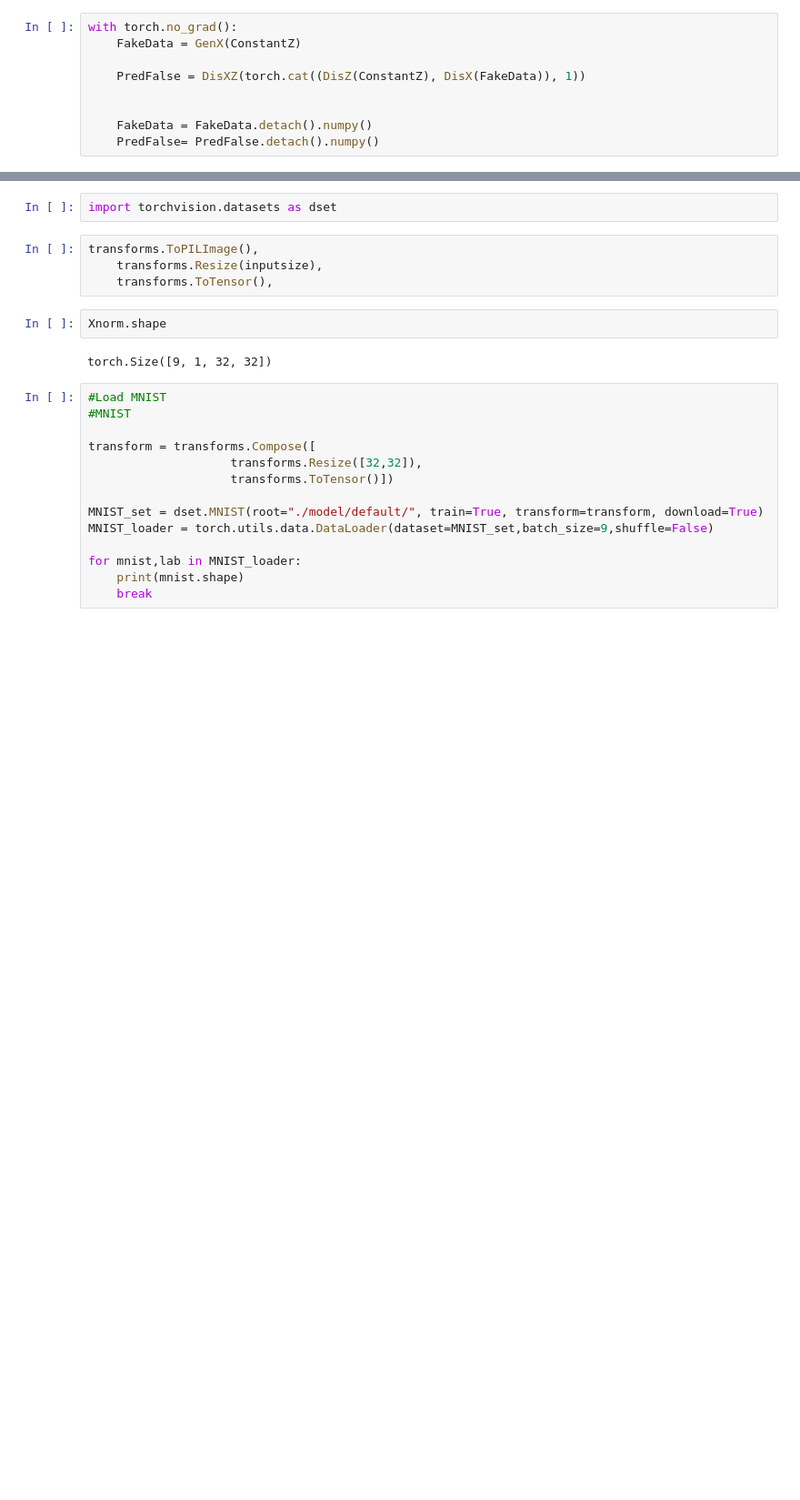
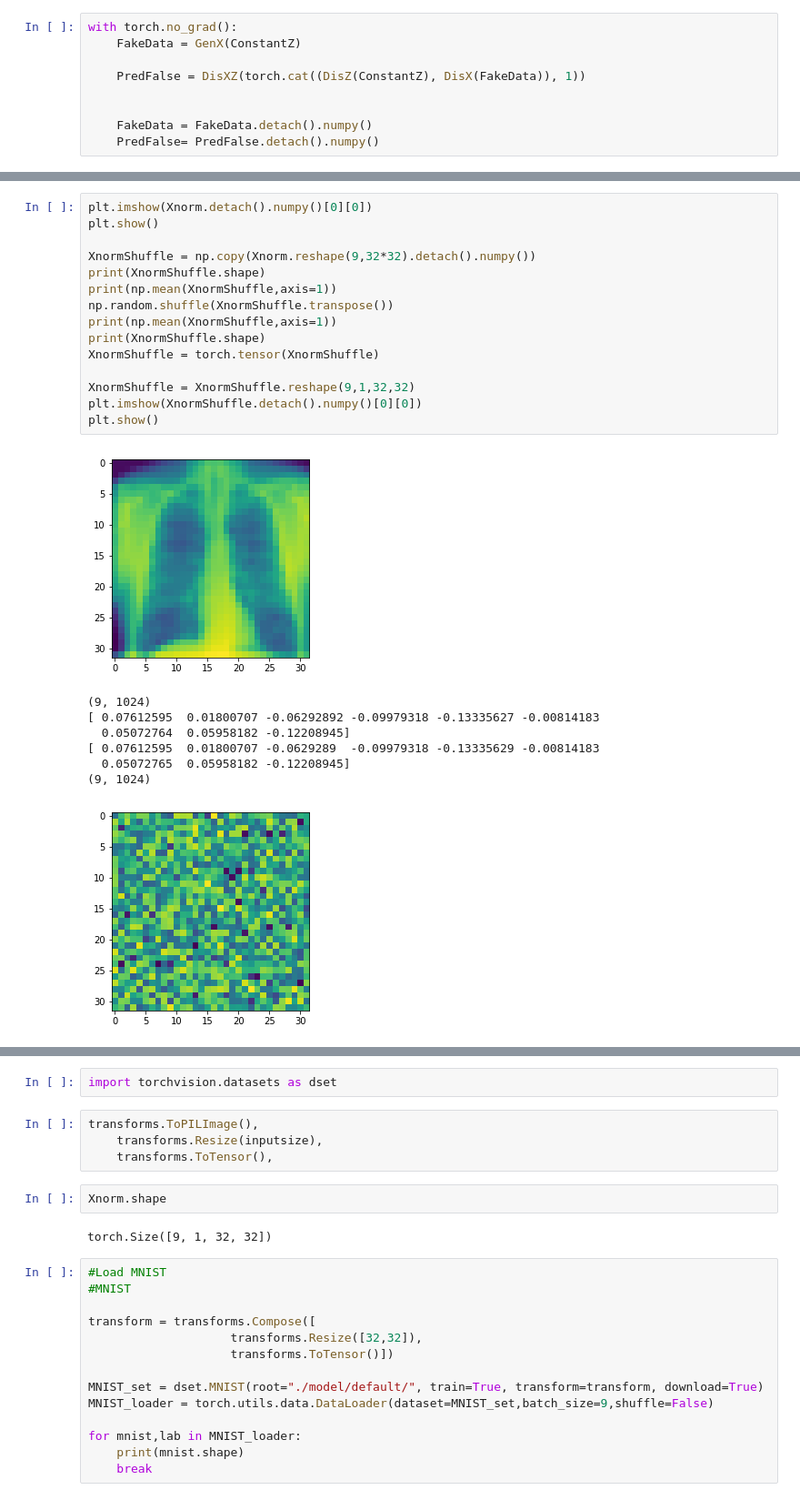
Before and after one commit to Bertinus/ChestXrays, a Jupyter notebook: ALI/AliXray.ipynb, the cells around one changed output, grey strips where cells are left out. Shown: that part at 91% size. Drawn from its saved outputs; the diff is of its cells as text; blank space fills up the shorter version.

Commit message:
Added a bunch of other sample (MNIST, Shuffle, Flip, OtherXray

```diff
--- a/ALI/AliXray.ipynb
+++ b/ALI/AliXray.ipynb
@@ -303,2 +332,26 @@ plt.savefig("./test.png")
+# %%
+plt.imshow(Xnorm.detach().numpy()[0][0])
+plt.show()
+
+XnormShuffle = np.copy(Xnorm.reshape(9,32*32).detach().numpy())
+print(XnormShuffle.shape)
+print(np.mean(XnormShuffle,axis=1))
+np.random.shuffle(XnormShuffle.transpose())
+print(np.mean(XnormShuffle,axis=1))
+print(XnormShuffle.shape)
+XnormShuffle = torch.tensor(XnormShuffle)
+
+XnormShuffle = XnormShuffle.reshape(9,1,32,32)
+plt.imshow(XnormShuffle.detach().numpy()[0][0])
+plt.show()
+# %% [output]
+[figure, added]
+(9, 1024)
+[ 0.07612595  0.01800707 -0.06292892 -0.09979318 -0.13335627 -0.00814183
+  0.05072764  0.05958182 -0.12208945]
+[ 0.07612595  0.01800707 -0.0629289  -0.09979318 -0.13335629 -0.00814183
+  0.05072765  0.05958182 -0.12208945]
+(9, 1024)
+[figure, added]
 # %%
 # %% [output]
```
Also changed, not shown: parts of 14 cells of this notebook, 3 other files.
